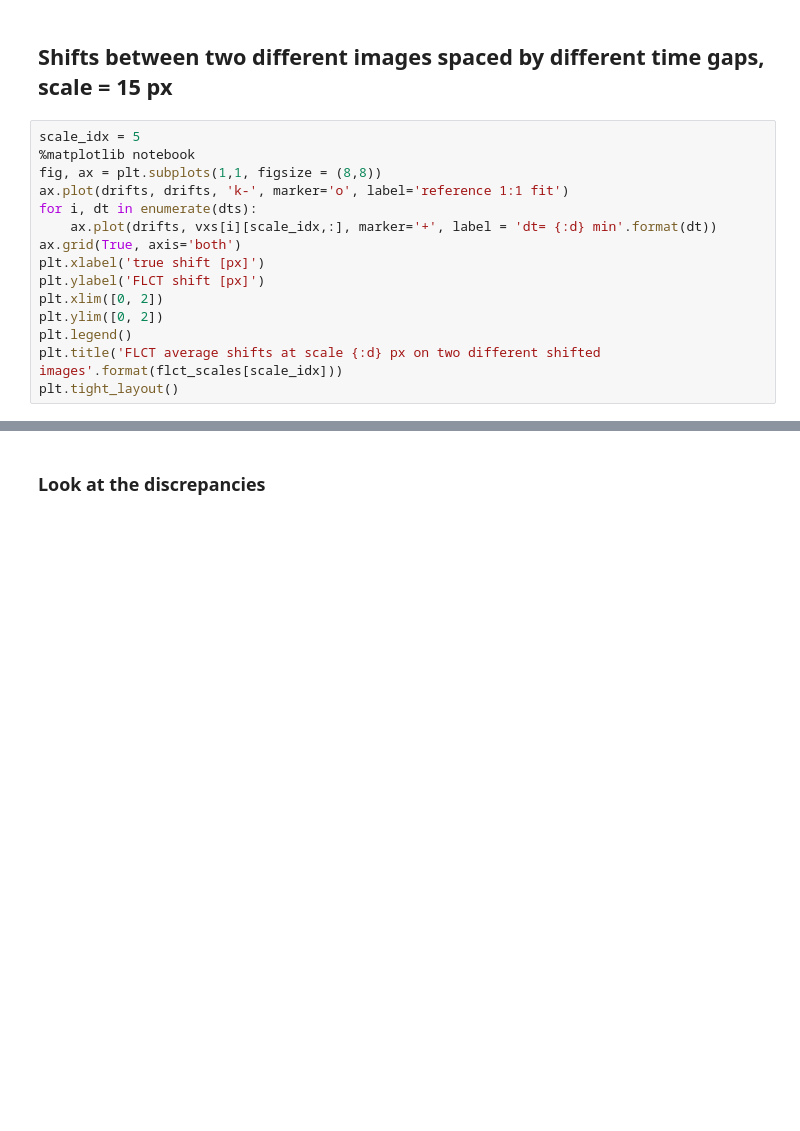
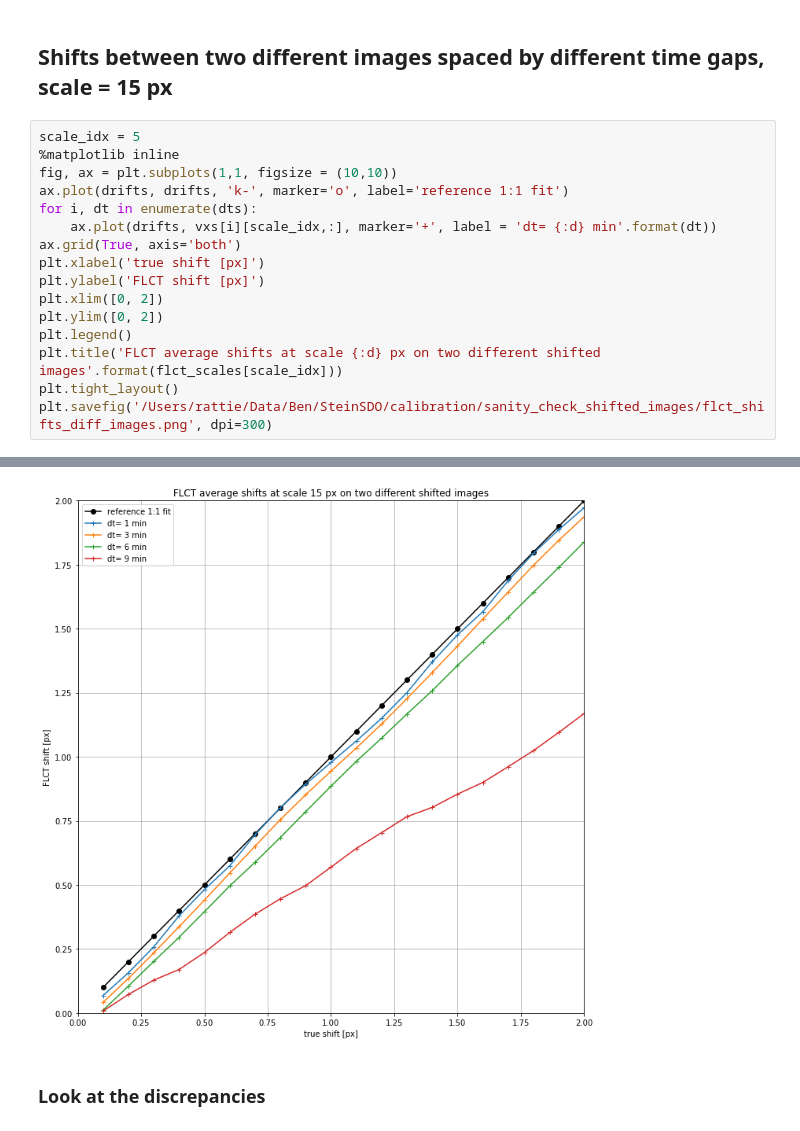
Before and after one commit to raphael-attie/sunflower, a Jupyter notebook: Comparisons/FLCT_Karin_sanity_check.ipynb, the cells around one changed output, grey strips where cells are left out. Cells and saved outputs as stored; diff of their text form; blank space fills up the shorter version.

Commit message:
- new scripts to create shifted series - TODO: improve translation by first shifting by nearest integer part and phase-shifting by remaining fractional amount

```diff
--- a/Comparisons/FLCT_Karin_sanity_check.ipynb
+++ b/Comparisons/FLCT_Karin_sanity_check.ipynb
@@ -49,8 +48,8 @@ print(vxs[0].shape)
 ## Shifts between two different images spaced  by different time gaps,  scale = 15 px
 # %%
 scale_idx = 5
-%matplotlib notebook
-fig, ax = plt.subplots(1,1, figsize = (8,8))
+%matplotlib inline
+fig, ax = plt.subplots(1,1, figsize = (10,10))
 ax.plot(drifts, drifts, 'k-', marker='o', label='reference 1:1 fit')
 for i, dt in enumerate(dts):
     ax.plot(drifts, vxs[i][scale_idx,:], marker='+', label = 'dt= {:d} min'.format(dt))
@@ -62,4 +61,5 @@ plt.ylim([0, 2])
 plt.legend()
 plt.title('FLCT average shifts at scale {:d} px on two different shifted images'.format(flct_scales[scale_idx]))
 plt.tight_layout()
+plt.savefig('/Users/rattie/Data/Ben/SteinSDO/calibration/sanity_check_shifted_images/flct_shifts_diff_images.png', dpi=300)
 # %% [output]
@@ -68,3 +66,4 @@ plt.tight_layout()
+[figure, added]
 # %% [markdown]
 ### Look at the discrepancies
 # %%
```
Also changed, not shown: parts of 2 cells of this notebook, 6 other files.
